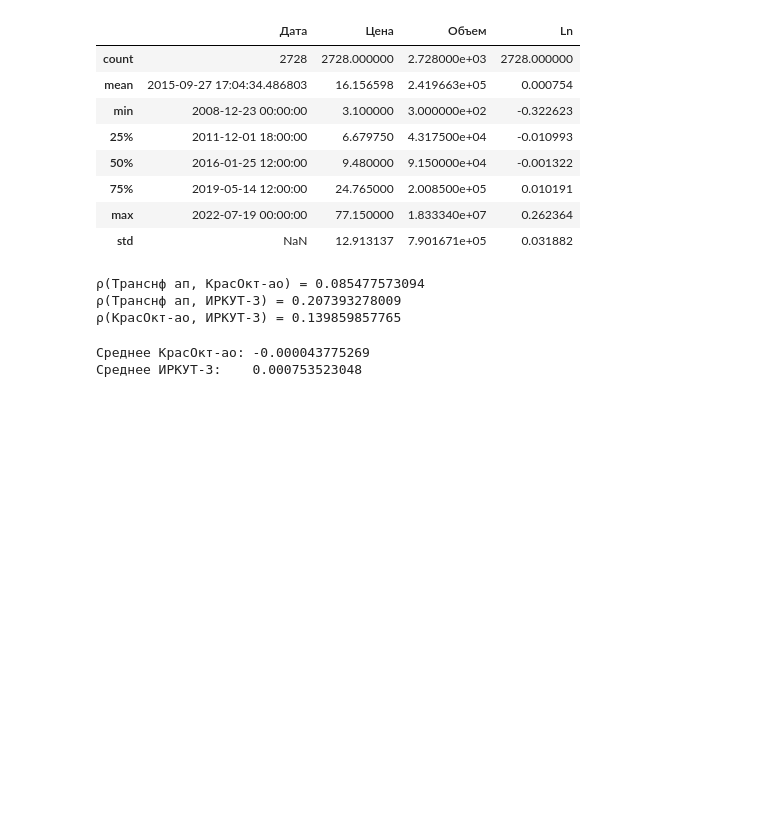
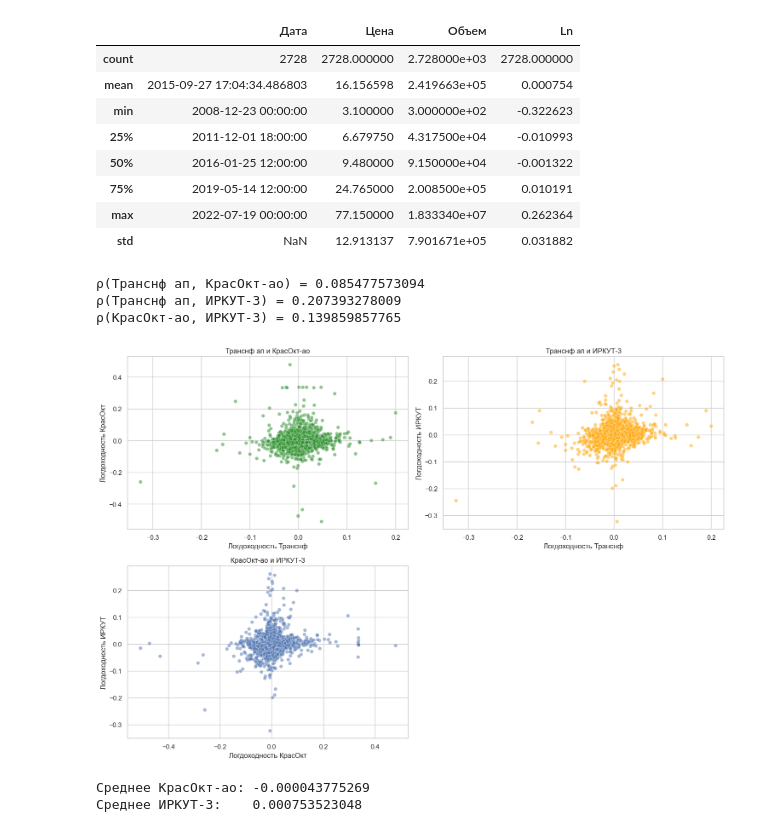
Before and after one commit to woarrr/mfd-stock-analysis, a Jupyter notebook: stock-analysis.ipynb, the cells around one changed output. Saved outputs shown, nothing was run; the diff lists cells and outputs as text; code cells hidden in the pictures; blank space fills up the shorter version.

```diff
--- a/stock-analysis.ipynb
+++ b/stock-analysis.ipynb
@@ -277,4 +279,38 @@ print(f"ρ(КрасОкт-ао, ИРКУТ-3) = {corr_kras_irkut:.12f}")
 ρ(Транснф ап, КрасОкт-ао) = 0.085477573094
 ρ(Транснф ап, ИРКУТ-3) = 0.207393278009
 ρ(КрасОкт-ао, ИРКУТ-3) = 0.139859857765
+# %%
+#Построим диаграммы рассивания
+import seaborn as sns
+import matplotlib.pyplot as plt
+
+sns.set_theme(style="whitegrid")
+
+fig = plt.figure(figsize=(15, 10))
+
+# Диаграмма 1: Транснф vs КрасОкт
+ax1 = fig.add_subplot(2, 2, 1)
+sns.scatterplot(x=df_transfap['Ln'], y=df_krasoctao['Ln'], ax=ax1, color = 'forestgreen', alpha=0.5)
+ax1.set_title('Транснф ап и КрасОкт-ао')
+ax1.set_xlabel('Логдоходность Транснф')
+ax1.set_ylabel('Логдоходность КрасОкт')
+
+# Диаграмма 2: Транснф vs ИРКУТ
+ax2 = fig.add_subplot(2, 2, 2)
+sns.scatterplot(x=df_transfap['Ln'], y=df_irkut3['Ln'], ax=ax2, color='orange', alpha=0.5)
+ax2.set_title('Транснф ап и ИРКУТ-3')
+ax2.set_xlabel('Логдоходность Транснф')
+ax2.set_ylabel('Логдоходность ИРКУТ')
+
+# Диаграмма 3: КрасОкт vs ИРКУТ
+ax3 = fig.add_subplot(2, 2, 3)
+sns.scatterplot(x=df_krasoctao['Ln'], y=df_irkut3['Ln'], ax=ax3, alpha=0.5)
+ax3.set_title('КрасОкт-ао и ИРКУТ-3')
+ax3.set_xlabel('Логдоходность КрасОкт')
+ax3.set_ylabel('Логдоходность ИРКУТ')
+
+plt.tight_layout()
+plt.show()
+# %% [output]
+[figure, added]
 # %%
```
Also changed, not shown: parts of 11 cells of this notebook, 1 other file.
